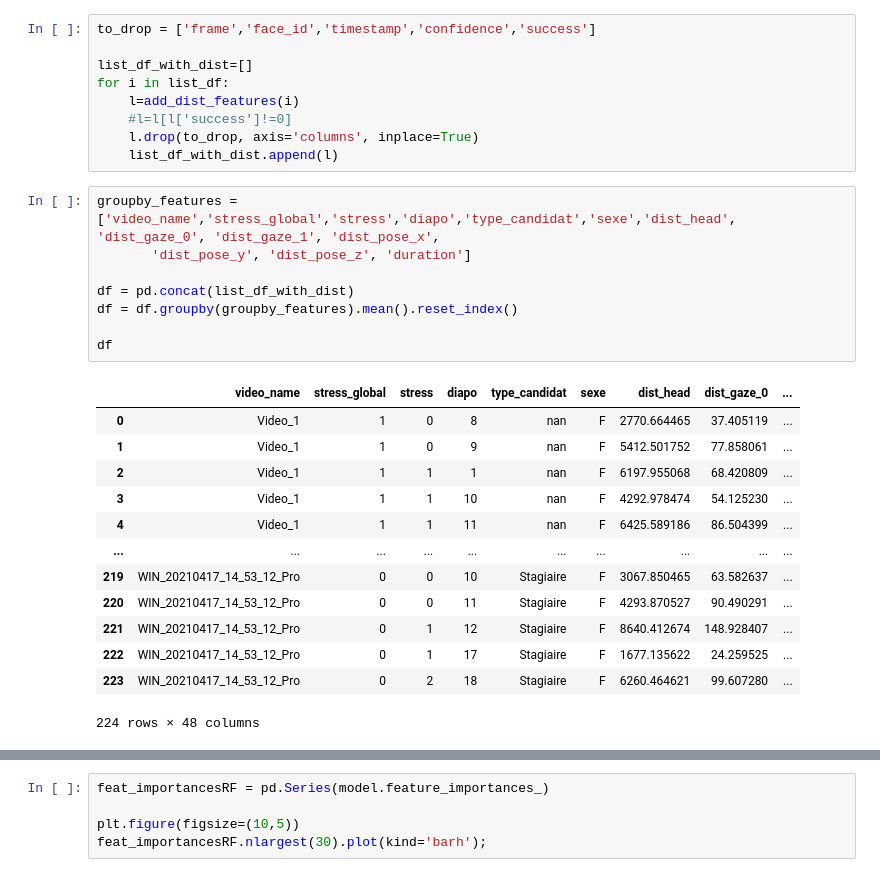
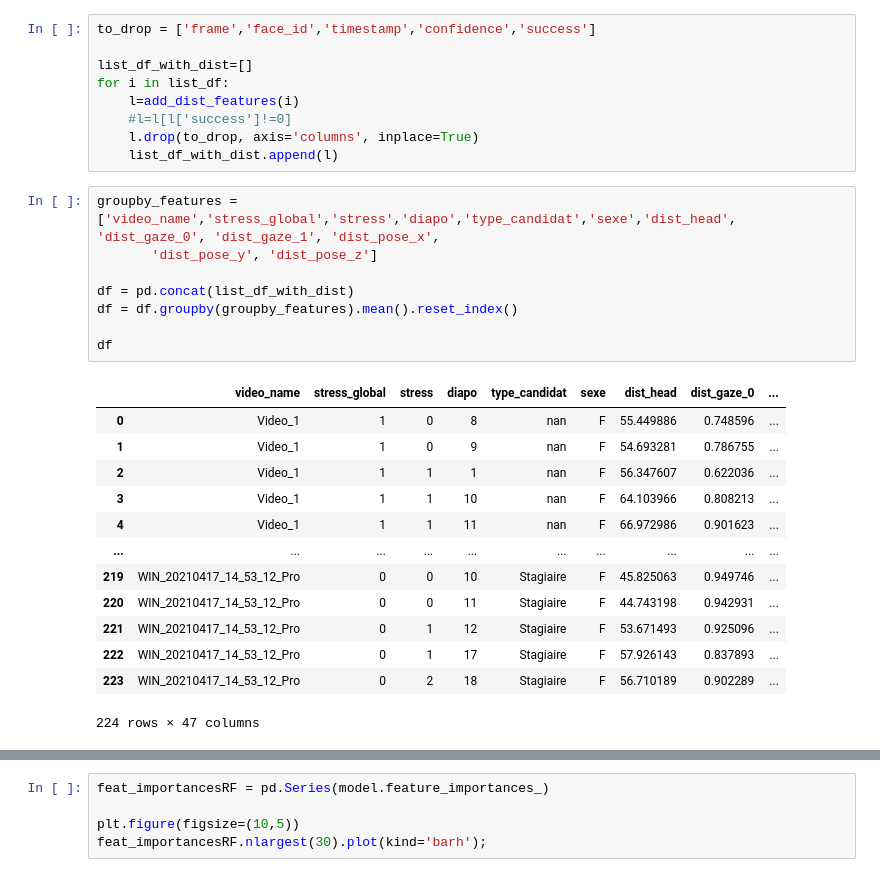
Before and after one commit to Projet-Fil-Rouge-AFPA/filrouge, a Jupyter notebook: Notebook_Valentina.ipynb, the cells around one changed output, grey strips where cells are left out. Saved outputs shown, nothing was run; the diff lists cells and outputs as text.

Commit message:
without div duration

```diff
--- a/Notebook_Valentina.ipynb
+++ b/Notebook_Valentina.ipynb
@@ -49,26 +69,26 @@ for i in list_df:
     list_df_with_dist.append(l)
 # %%
 groupby_features = ['video_name','stress_global','stress','diapo','type_candidat','sexe','dist_head',  'dist_gaze_0', 'dist_gaze_1', 'dist_pose_x',
-       'dist_pose_y', 'dist_pose_z', 'duration']
+       'dist_pose_y', 'dist_pose_z']
 
 df = pd.concat(list_df_with_dist)
 df = df.groupby(groupby_features).mean().reset_index()
 
 df
 # %% [output]
 |  | video_name | stress_global | stress | diapo | type_candidat | sexe | dist_head | dist_gaze_0 | ... |
-| 0 | Video_1 | 1 | 0 | 8 | nan | F | 2770.664465 | 37.405119 | ... |
-| 1 | Video_1 | 1 | 0 | 9 | nan | F | 5412.501752 | 77.858061 | ... |
-| 2 | Video_1 | 1 | 1 | 1 | nan | F | 6197.955068 | 68.420809 | ... |
-| 3 | Video_1 | 1 | 1 | 10 | nan | F | 4292.978474 | 54.125230 | ... |
-| 4 | Video_1 | 1 | 1 | 11 | nan | F | 6425.589186 | 86.504399 | ... |
+| 0 | Video_1 | 1 | 0 | 8 | nan | F | 55.449886 | 0.748596 | ... |
+| 1 | Video_1 | 1 | 0 | 9 | nan | F | 54.693281 | 0.786755 | ... |
+| 2 | Video_1 | 1 | 1 | 1 | nan | F | 56.347607 | 0.622036 | ... |
+| 3 | Video_1 | 1 | 1 | 10 | nan | F | 64.103966 | 0.808213 | ... |
+| 4 | Video_1 | 1 | 1 | 11 | nan | F | 66.972986 | 0.901623 | ... |
 | ... | ... | ... | ... | ... | ... | ... | ... | ... | ... |
-| 219 | WIN_20210417_14_53_12_Pro | 0 | 0 | 10 | Stagiaire | F | 3067.850465 | 63.582637 | ... |
-| 220 | WIN_20210417_14_53_12_Pro | 0 | 0 | 11 | Stagiaire | F | 4293.870527 | 90.490291 | ... |
-| 221 | WIN_20210417_14_53_12_Pro | 0 | 1 | 12 | Stagiaire | F | 8640.412674 | 148.928407 | ... |
-| 222 | WIN_20210417_14_53_12_Pro | 0 | 1 | 17 | Stagiaire | F | 1677.135622 | 24.259525 | ... |
-| 223 | WIN_20210417_14_53_12_Pro | 0 | 2 | 18 | Stagiaire | F | 6260.464621 | 99.607280 | ... |
+| 219 | WIN_20210417_14_53_12_Pro | 0 | 0 | 10 | Stagiaire | F | 45.825063 | 0.949746 | ... |
+| 220 | WIN_20210417_14_53_12_Pro | 0 | 0 | 11 | Stagiaire | F | 44.743198 | 0.942931 | ... |
+| 221 | WIN_20210417_14_53_12_Pro | 0 | 1 | 12 | Stagiaire | F | 53.671493 | 0.925096 | ... |
+| 222 | WIN_20210417_14_53_12_Pro | 0 | 1 | 17 | Stagiaire | F | 57.926143 | 0.837893 | ... |
+| 223 | WIN_20210417_14_53_12_Pro | 0 | 2 | 18 | Stagiaire | F | 56.710189 | 0.902289 | ... |
-224 rows × 48 columns
+224 rows × 47 columns
 # %%
 x = df.drop(['video_name','stress_global','stress','diapo','type_candidat'],axis=1)
 
```
Also changed, not shown: parts of 7 cells of this notebook, 1 other file.
